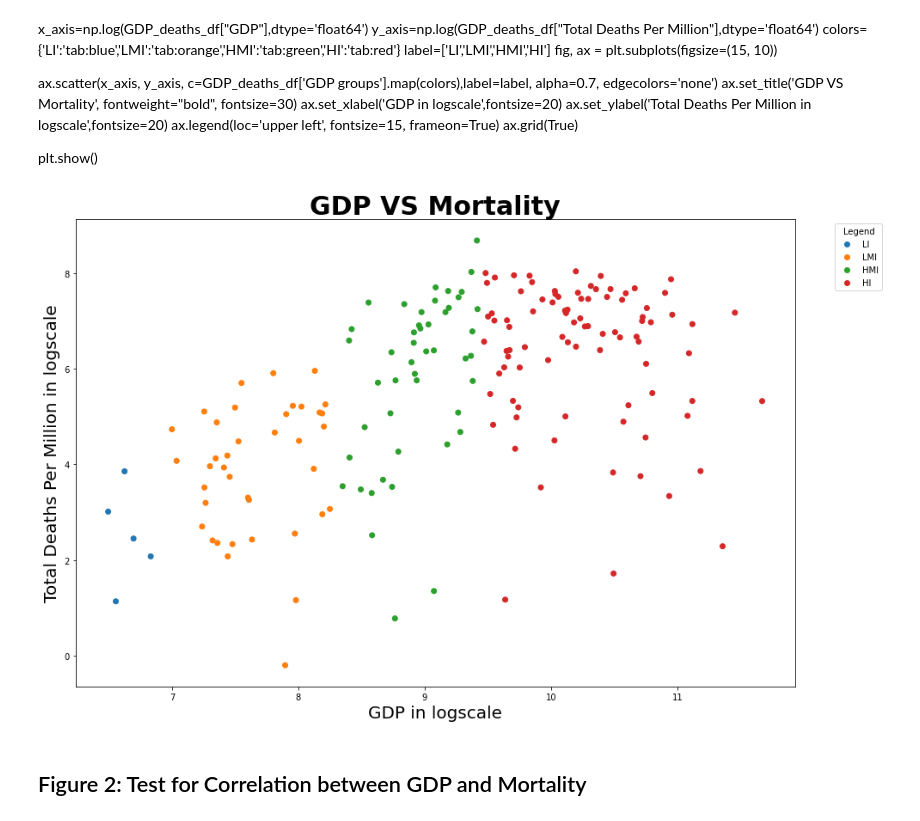
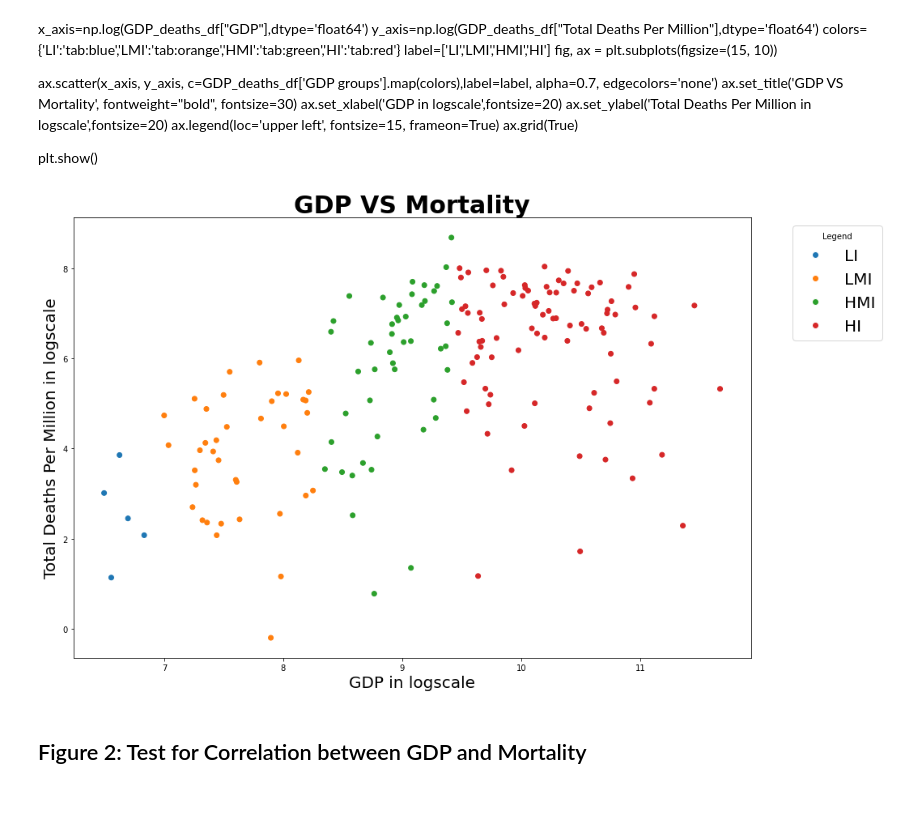
Before and after one commit to vignesh-sundaramoorthi/HNVY-Project1, a Jupyter notebook: vigneshproject1.ipynb, the cells around one changed output. Drawn from its saved outputs; the diff is of its cells as text; code cells hidden in the pictures.

```diff
--- a/vigneshproject1.ipynb
+++ b/vigneshproject1.ipynb
@@ -199,21 +199,21 @@ plt.show()
 # %%
 x_axis=np.log(GDP_deaths_df["GDP"],dtype='float64')
 y_axis=np.log(GDP_deaths_df["Total Deaths Per Million"],dtype='float64')
 colors={'LI':'tab:blue','LMI':'tab:orange','HMI':'tab:green','HI':'tab:red'}
 #label=['LI','LMI','HMI','HI']
 
 fig, ax = plt.subplots(figsize=(15, 10))
 
 ax.scatter(x_axis, y_axis, c=GDP_deaths_df['GDP groups'].map(colors))
 handles = [Line2D([0], [0], marker='o', color='w', markerfacecolor=v, label=k, markersize=8) for k, v in colors.items()]
-ax.legend(title='Legend', handles=handles, bbox_to_anchor=(1.05, 1), loc='upper left')
+ax.legend(title='Legend', handles=handles, bbox_to_anchor=(1.05, 1), loc='upper left',fontsize=20)
 ax.set_title('GDP VS Mortality', fontweight="bold", fontsize=30)
 ax.set_xlabel('GDP in logscale',fontsize=20)
 ax.set_ylabel('Total Deaths Per Million in logscale',fontsize=20)
 plt.savefig('GDP Vs Mortality Scatter Plot')
 plt.show()
 # %% [output]
-[figure, old version]
+[figure, new version]
 # %% [markdown]
 ## Figure 2: Test for Correlation between GDP and Mortality
 # %%
```
Also changed, not shown: parts of 1 cell of this notebook.
